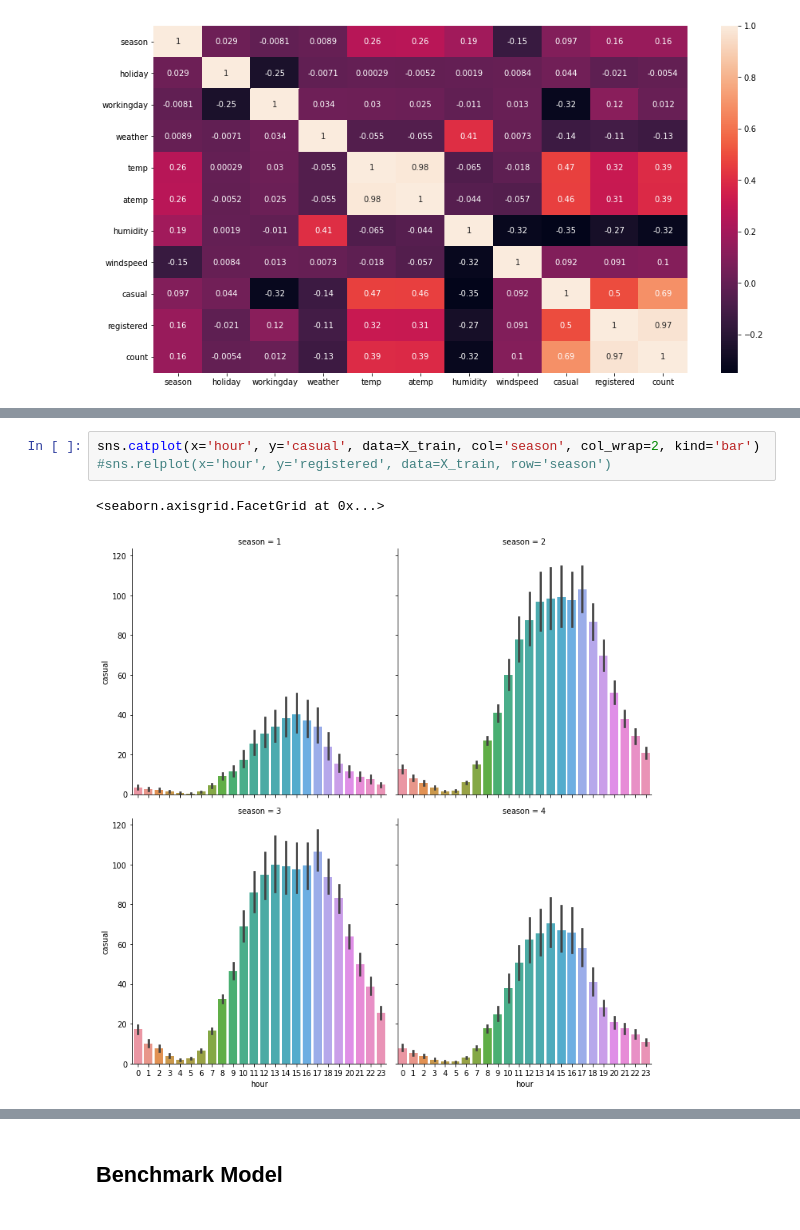
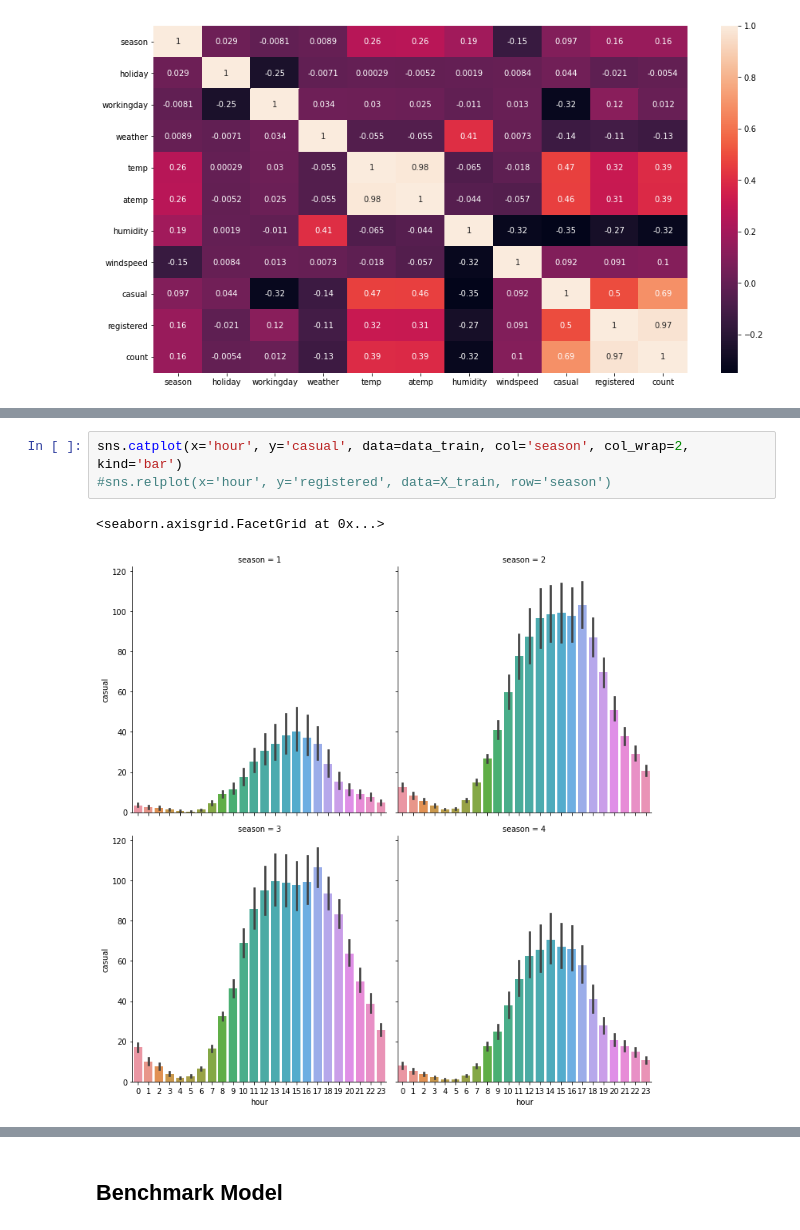
Before and after one commit to mfriebel/DS_projects, a Jupyter notebook: week03/projekt_wk03_MF.ipynb, the cells around one changed output, grey strips where cells are left out. Drawn from its saved outputs; the diff is of its cells as text.

```diff
--- a/week03/projekt_wk03_MF.ipynb
+++ b/week03/projekt_wk03_MF.ipynb
@@ -109,7 +153,7 @@ X_train['hour'] = X_train.index.hour
 # %%
-sns.catplot(x='hour', y='casual', data=X_train, col='season', col_wrap=2, kind='bar')
+sns.catplot(x='hour', y='casual', data=data_train, col='season', col_wrap=2, kind='bar')
 #sns.relplot(x='hour', y='registered', data=X_train, row='season')
 # %% [output]
 <seaborn.axisgrid.FacetGrid at 0x...>
-[figure, old version]
+[figure, new version]
 # %%
```
Also changed, not shown: parts of 56 cells of this notebook.
